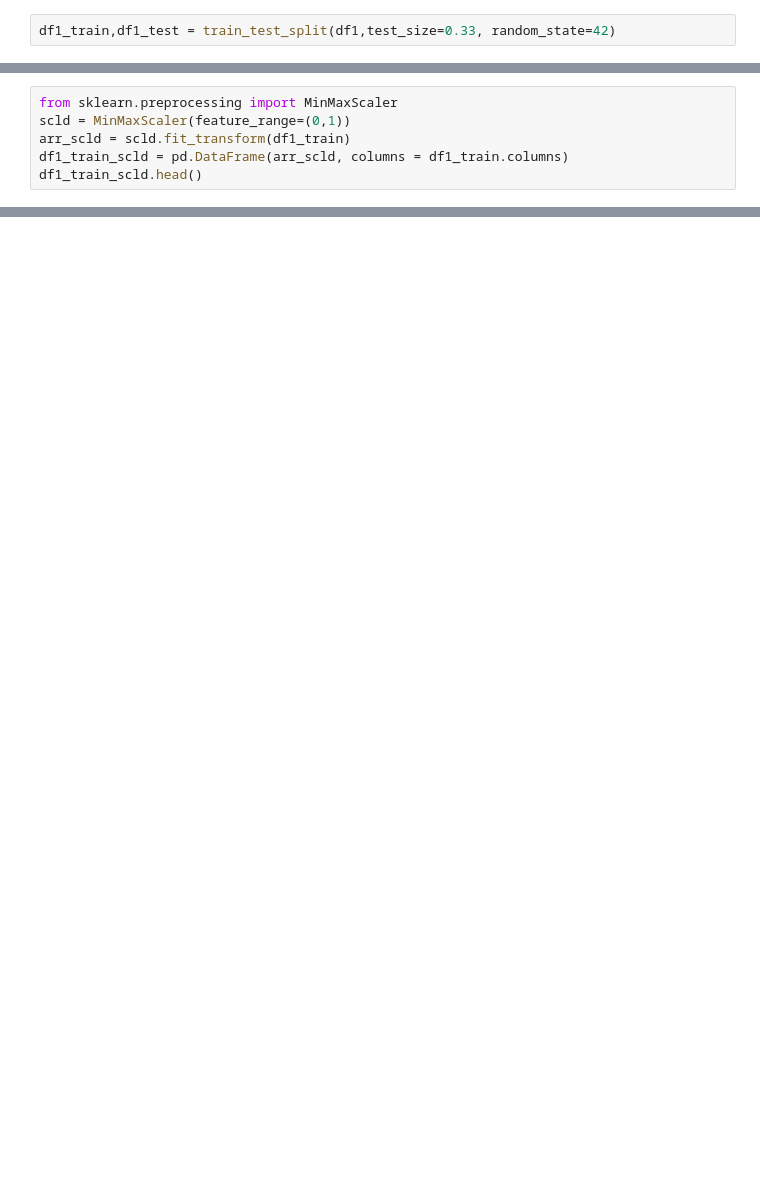
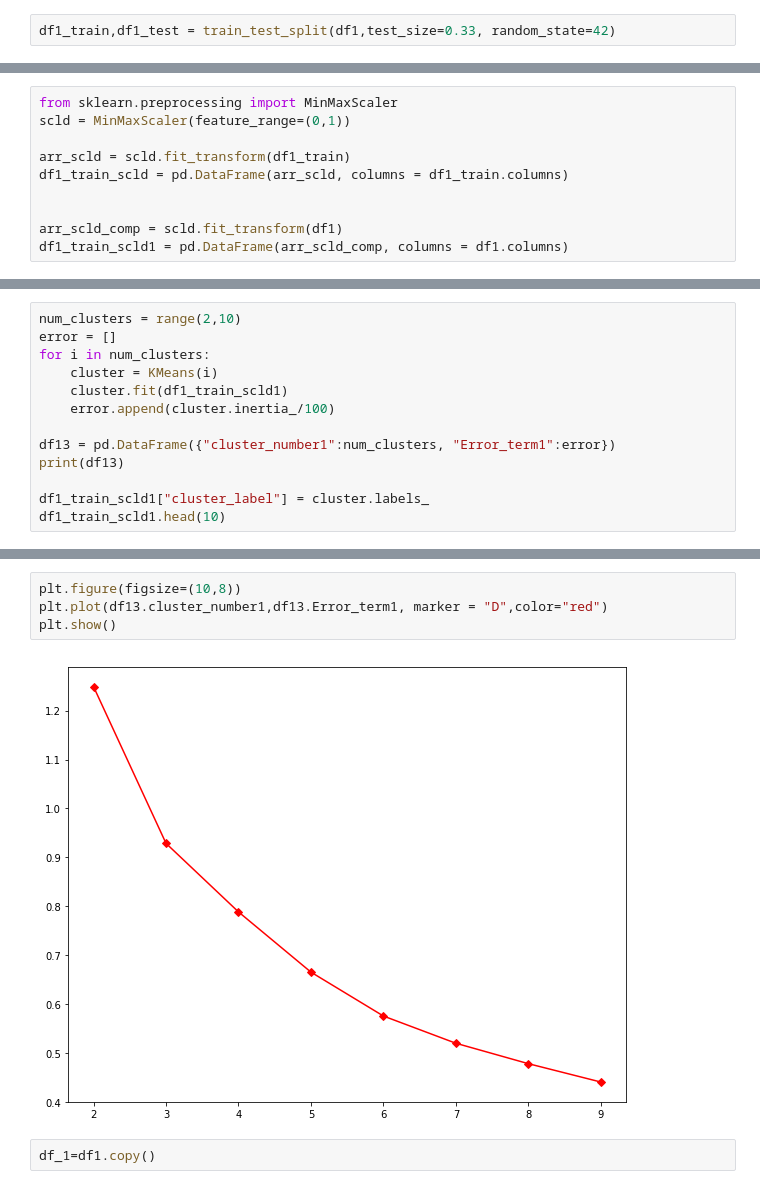
Before and after one commit to sunilsylvester/Project-datasets-modified, a Jupyter notebook: Customer Segmentation & Recommendation/Customer Segmentation _ Recommendation/SuperMarket.ipynb, the cells around one changed output, grey strips where cells are left out. Drawn from its saved outputs; the diff is of its cells as text; blank space fills up the shorter version.

```diff
--- a/Customer Segmentation & Recommendation/Customer Segmentation _ Recommendation/SuperMarket.ipynb
+++ b/Customer Segmentation & Recommendation/Customer Segmentation _ Recommendation/SuperMarket.ipynb
@@ -38,6 +111,10 @@ print(df1_test.describe())
 # %%
 from sklearn.preprocessing import MinMaxScaler
 scld = MinMaxScaler(feature_range=(0,1))
+
 arr_scld = scld.fit_transform(df1_train)
 df1_train_scld = pd.DataFrame(arr_scld, columns = df1_train.columns)
-df1_train_scld.head()
+
+
+arr_scld_comp = scld.fit_transform(df1)
+df1_train_scld1 = pd.DataFrame(arr_scld_comp, columns = df1.columns)
@@ -56,0 +184,13 @@ df1_train_scld.head(50)
+# %%
+num_clusters = range(2,10)
+error = []
+for i in num_clusters:
+    cluster = KMeans(i)
+    cluster.fit(df1_train_scld1)
+    error.append(cluster.inertia_/100)
+
+df13 = pd.DataFrame({"cluster_number1":num_clusters, "Error_term1":error})
+print(df13)
+
+df1_train_scld1["cluster_label"] = cluster.labels_
+df1_train_scld1.head(10)
@@ -66,0 +224,8 @@ clusters1.inertia_/100
+# %%
+plt.figure(figsize=(10,8))
+plt.plot(df13.cluster_number1,df13.Error_term1, marker = "D",color="red")
+plt.show()
+# %% [output]
+[figure, added]
+# %%
+df_1=df1.copy()
```
Also changed, not shown: parts of 20 cells of this notebook, 18 other files.
